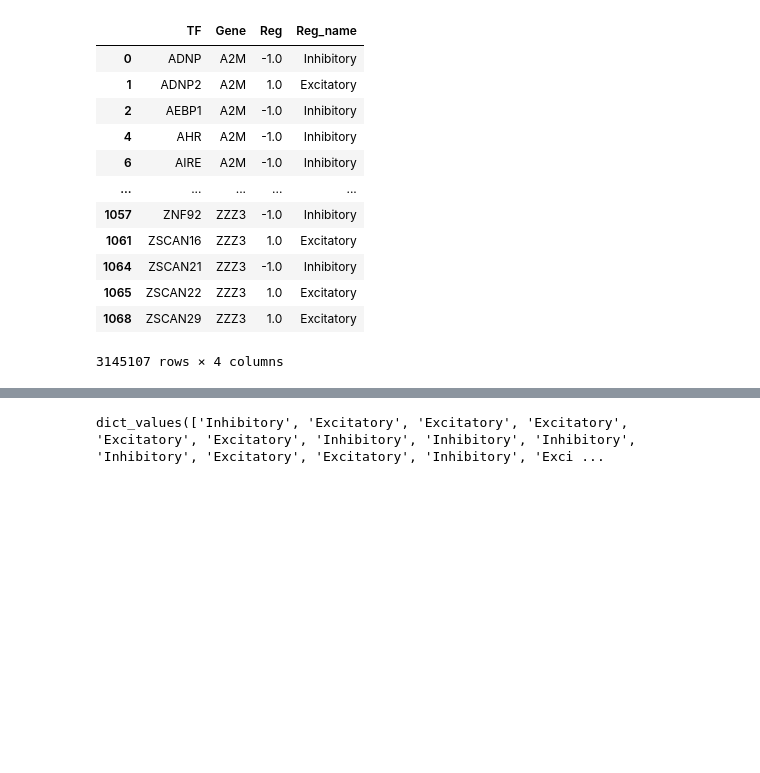
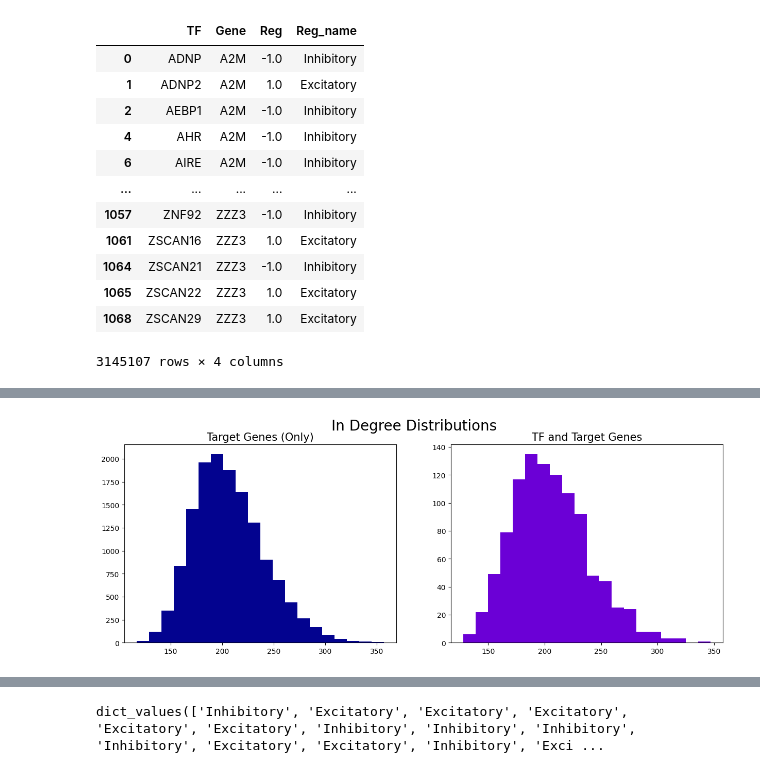
Before and after one commit to Alexander-Broadley/Zhang_lab_rotation, a Jupyter notebook: MML_model/GRN_reconstruction/visualising_GRN.ipynb, the cells around one changed output, grey strips where cells are left out. Cells and saved outputs as stored; diff of their text form; code cells hidden in the pictures; blank space fills up the shorter version.

```diff
--- a/MML_model/GRN_reconstruction/visualising_GRN.ipynb
+++ b/MML_model/GRN_reconstruction/visualising_GRN.ipynb
@@ -31,2 +73,10 @@ graph = nx.from_pandas_edgelist(GRN, source = 'TF', target='Gene', edge_attr='Re
 # %%
-#nx.draw(graph)
+fig, ax = plt.subplots(ncols = 2, figsize = (15, 5))
+ax[0].hist(TG_in_degrees.values(), bins = 20, color = '#03038f')
+ax[0].set_title('Target Genes (Only)', fontsize = 15)
+ax[1].hist(TF_TG_in_degrees.values(), bins = 20, color = '#6b00d6')
+ax[1].set_title('TF and Target Genes', fontsize = 15)
+fig.suptitle('In Degree Distributions', fontsize = 20)
+plt.show()
+# %% [output]
+[figure, added]
```
Also changed, not shown: parts of 13 cells of this notebook, 3 other files.
